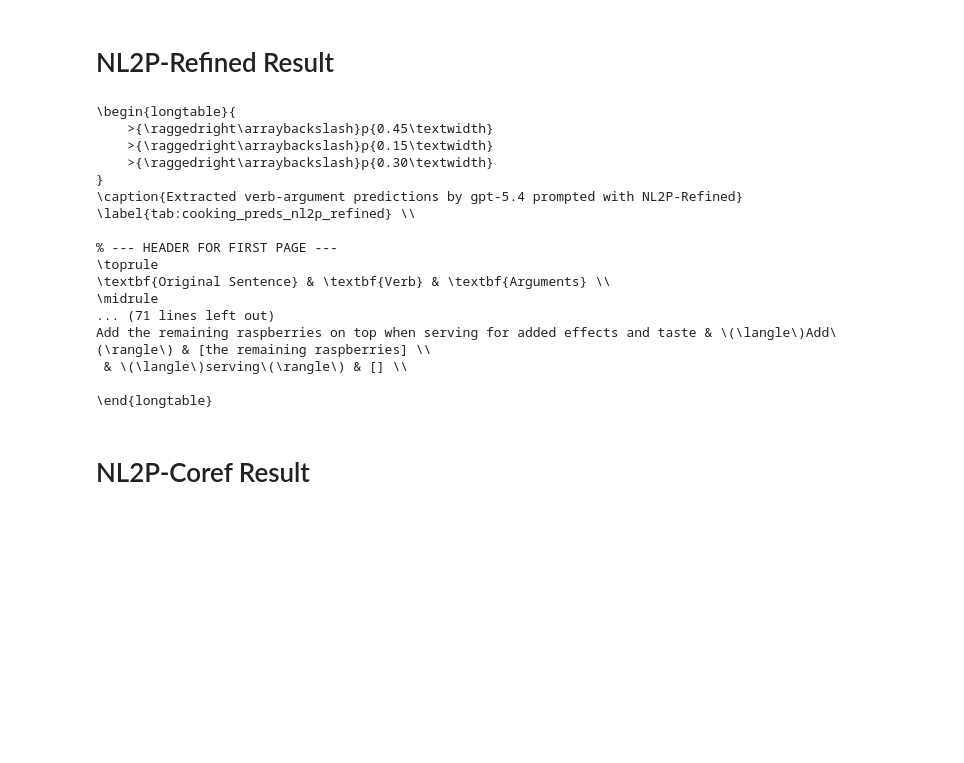
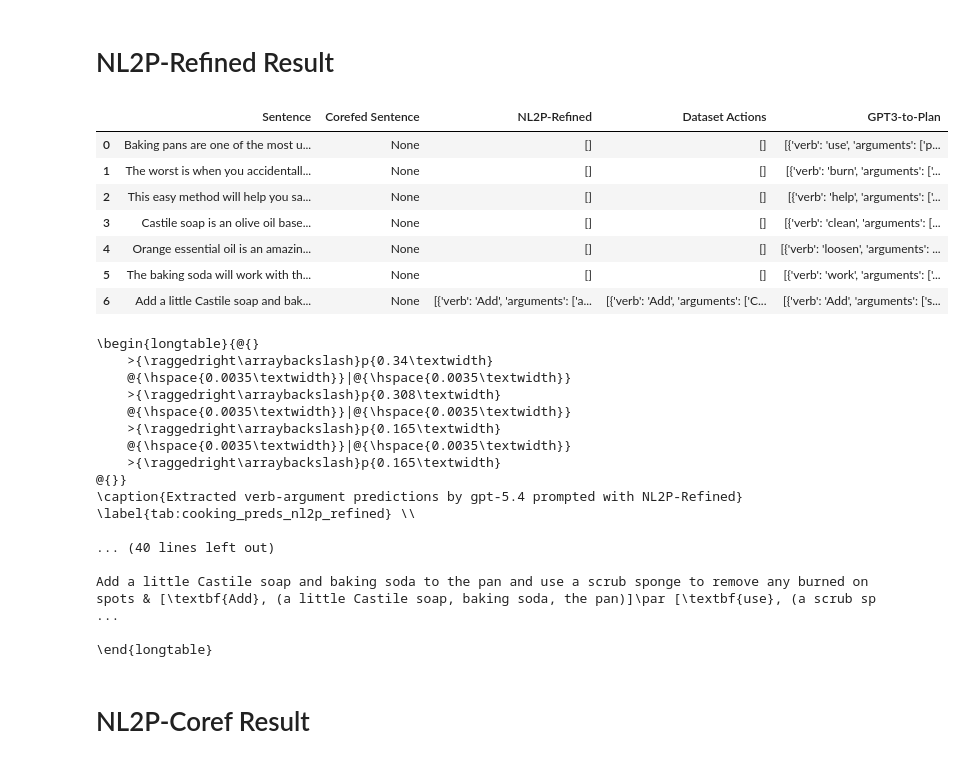
Before and after one commit to utop1an/llm-action-extraction, a Jupyter notebook: diagnosis/read_results_into_table.ipynb, the cells around one changed output. Saved outputs shown, nothing was run; the diff lists cells and outputs as text; code cells hidden in the pictures; blank space fills up the shorter version.

```diff
--- a/diagnosis/read_results_into_table.ipynb
+++ b/diagnosis/read_results_into_table.ipynb
@@ -198,30 +601,47 @@ Add the remaining raspberries on top when serving for added effects and taste &
 # %% [markdown]
 # NL2P-Refined Result
 # %%
-table2 = json_result_to_longtable(
-    input_path=PROJECT_ROOT / f"results/nl2p_1_ablation/{SELECTED_MODEL}/{SELECTED_DATASET}_nl2p_1_ablation_{SELECTED_MODEL}.json",
-    doc_id=DOC_ID,
+selected_dataset = "cooking"
+doc_id = 108
+
+dataframe2 = json_result_to_dataframe(
+    input_path=PROJECT_ROOT / f"results/nl2p_1_ablation/{SELECTED_MODEL}/{selected_dataset}_nl2p_1_ablation_{SELECTED_MODEL}.json",
+    results_name="NL2P-Refined",
+    comparison_path=PROJECT_ROOT / f"results/gpt3_to_plan/{SELECTED_MODEL}/{selected_dataset}_gpt3_to_plan_{SELECTED_MODEL}.json",
+    doc_id=doc_id,
+)
+display_wrapped_dataframe(dataframe2)
+
+table2 = dataframe_to_longtable(
+    dataframe2,
     caption=f"Extracted verb-argument predictions by {SELECTED_MODEL} prompted with NL2P-Refined",
-    label=f"tab:{SELECTED_DATASET}_preds_nl2p_refined",
+    label=f"tab:{selected_dataset}_preds_nl2p_refined",
 )
-
 print(table2)
 # %% [output]
+|  | Sentence | Corefed Sentence | NL2P-Refined | Dataset Actions | GPT3-to-Plan |
+| 0 | Baking pans are one of the most u... | None | [] | [] | [{'verb': 'use', 'arguments': ['p... |
+| 1 | The worst is when you accidentall... | None | [] | [] | [{'verb': 'burn', 'arguments': ['... |
+| 2 | This easy method will help you sa... | None | [] | [] | [{'verb': 'help', 'arguments': ['... |
+| 3 | Castile soap is an olive oil base... | None | [] | [] | [{'verb': 'clean', 'arguments': [... |
+| 4 | Orange essential oil is an amazin... | None | [] | [] | [{'verb': 'loosen', 'arguments': ... |
+| 5 | The baking soda will work with th... | None | [] | [] | [{'verb': 'work', 'arguments': ['... |
+| 6 | Add a little Castile soap and bak... | None | [{'verb': 'Add', 'arguments': ['a... | [{'verb': 'Add', 'arguments': ['C... | [{'verb': 'Add', 'arguments': ['s... |
-\begin{longtable}{
-    >{\raggedright\arraybackslash}p{0.45\textwidth}
-    >{\raggedright\arraybackslash}p{0.15\textwidth}
-    >{\raggedright\arraybackslash}p{0.30\textwidth}
-}
+\begin{longtable}{@{}
+    >{\raggedright\arraybackslash}p{0.34\textwidth}
+    @{\hspace{0.0035\textwidth}}|@{\hspace{0.0035\textwidth}}
+    >{\raggedright\arraybackslash}p{0.308\textwidth}
+    @{\hspace{0.0035\textwidth}}|@{\hspace{0.0035\textwidth}}
+    >{\raggedright\arraybackslash}p{0.165\textwidth}
+    @{\hspace{0.0035\textwidth}}|@{\hspace{0.0035\textwidth}}
+    >{\raggedright\arraybackslash}p{0.165\textwidth}
+@{}}
 \caption{Extracted verb-argument predictions by gpt-5.4 prompted with NL2P-Refined}
 \label{tab:cooking_preds_nl2p_refined} \\
 
-% --- HEADER FOR FIRST PAGE ---
-\toprule
-\textbf{Original Sentence} & \textbf{Verb} & \textbf{Arguments} \\
-\midrule
-... (71 lines left out)
-Add the remaining raspberries on top when serving for added effects and taste & \(\langle\)Add\(\rangle\) & [the remaining raspberries] \\
- & \(\langle\)serving\(\rangle\) & [] \\
+... (40 lines left out)
+
+Add a little Castile soap and baking soda to the pan and use a scrub sponge to remove any burned on spots & [\textbf{Add}, (a little Castile soap, baking soda, the pan)]\par [\textbf{use}, (a scrub sp ...
 
 \end{longtable}
 # %% [markdown]
```
Also changed, not shown: parts of 7 cells of this notebook.
